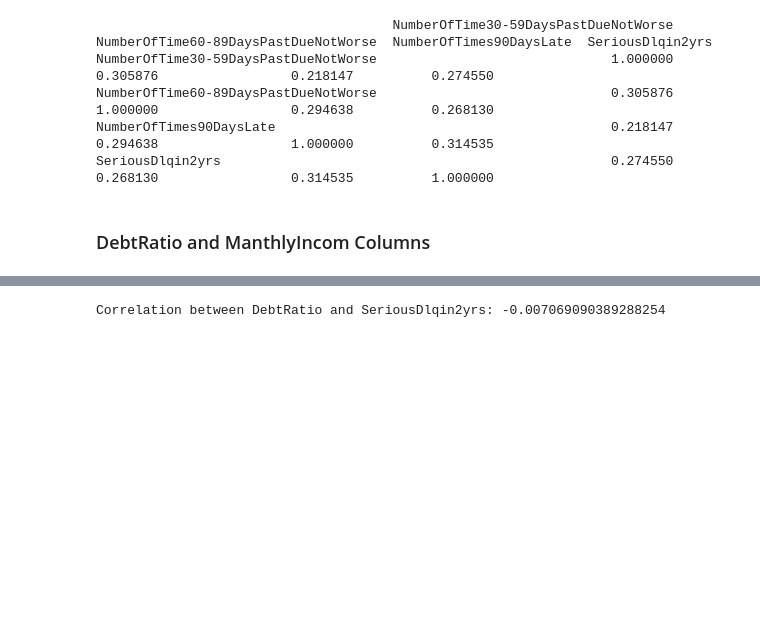
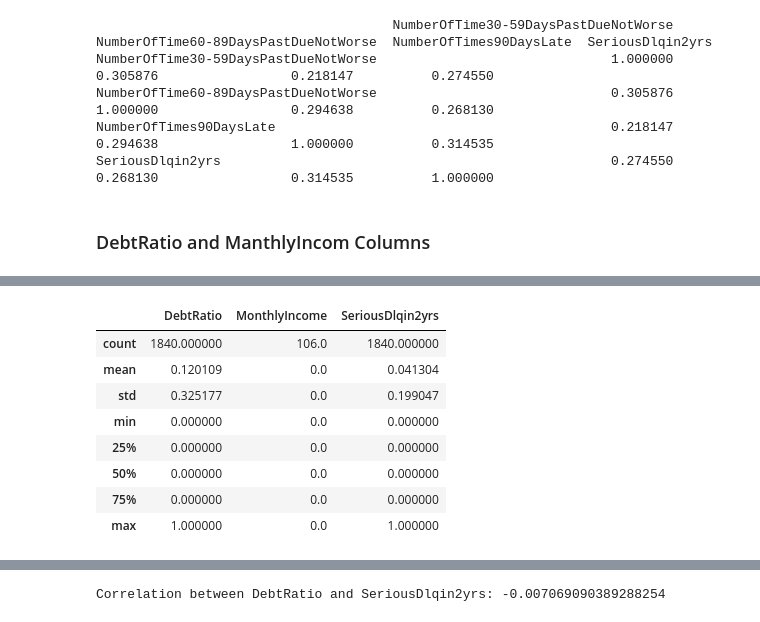
Before and after one commit to Saba-a11/Kaggle_Credit_Score, a Jupyter notebook: CreditModel.ipynb, the cells around one changed output, grey strips where cells are left out. Drawn from its saved outputs; the diff is of its cells as text; code cells hidden in the pictures; blank space fills up the shorter version.

```diff
--- a/CreditModel.ipynb
+++ b/CreditModel.ipynb
@@ -439,0 +508,12 @@ Name: DebtRatio, dtype: float64
+# %%
+df_train.loc[((df_train['MonthlyIncome'] == 0) | (df_train['MonthlyIncome'].isnull())) & (df_train['DebtRatio'] <= 1), ["DebtRatio", "MonthlyIncome", "SeriousDlqin2yrs"]].describe()
+# %% [output]
+|  | DebtRatio | MonthlyIncome | SeriousDlqin2yrs |
+| count | 1840.000000 | 106.0 | 1840.000000 |
+| mean | 0.120109 | 0.0 | 0.041304 |
+| std | 0.325177 | 0.0 | 0.199047 |
+| min | 0.000000 | 0.0 | 0.000000 |
+| 25% | 0.000000 | 0.0 | 0.000000 |
+| 50% | 0.000000 | 0.0 | 0.000000 |
+| 75% | 0.000000 | 0.0 | 0.000000 |
+| max | 1.000000 | 0.0 | 1.000000 |
```
Also changed, not shown: parts of 10 cells of this notebook.
